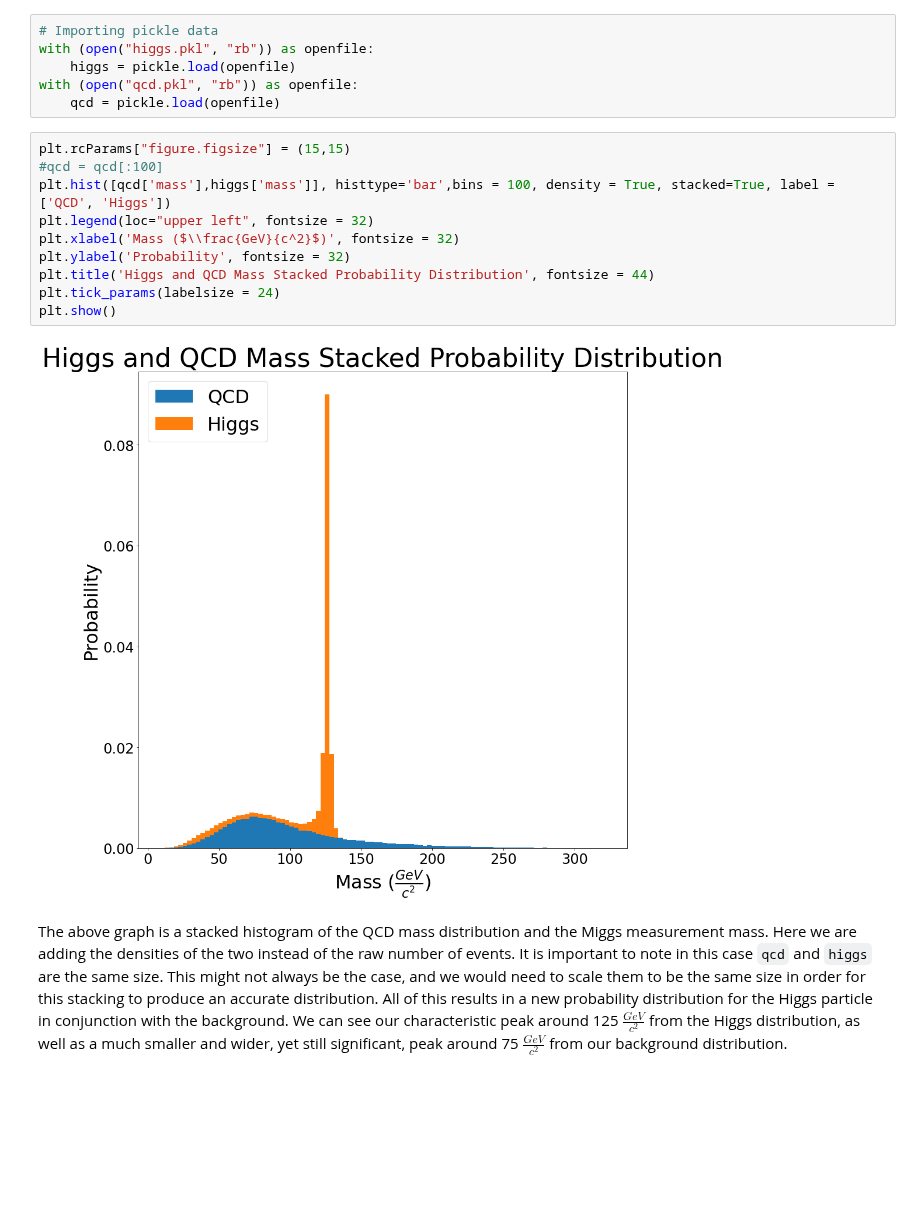
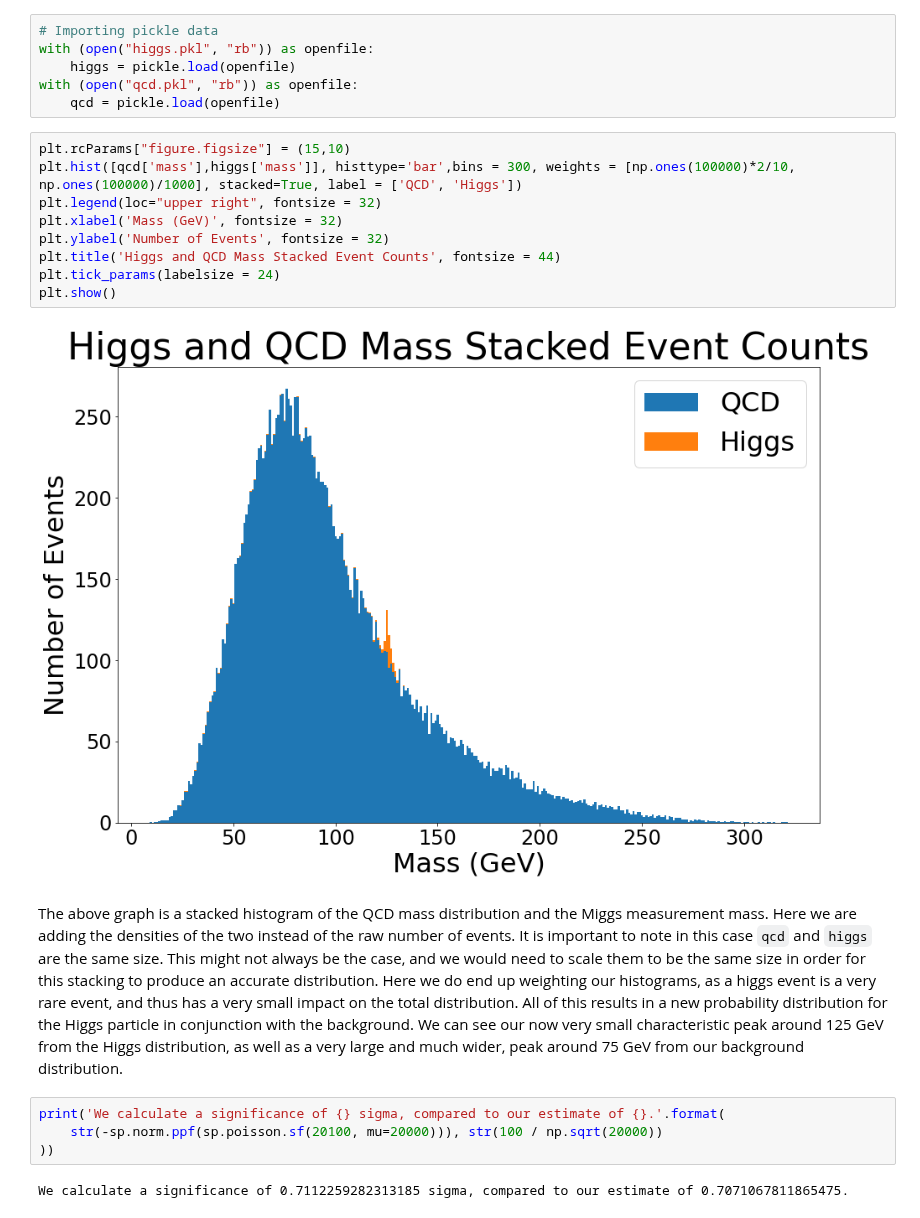
Before and after one commit to WyattOtsuka/PHYS434, a Jupyter notebook: lab7-8.ipynb, the cells around one changed output. Drawn from its saved outputs; the diff is of its cells as text; blank space fills up the shorter version.

Commit message:
calculated significance and compared to approximation

````diff
--- a/lab7-8.ipynb
+++ b/lab7-8.ipynb
@@ -14,16 +14,21 @@ with (open("higgs.pkl", "rb")) as openfile:
 with (open("qcd.pkl", "rb")) as openfile:
     qcd = pickle.load(openfile)
 # %%
-plt.rcParams["figure.figsize"] = (15,15)
-#qcd = qcd[:100]
-plt.hist([qcd['mass'],higgs['mass']], histtype='bar',bins = 100, density = True, stacked=True, label = ['QCD', 'Higgs'])
-plt.legend(loc="upper left", fontsize = 32)
-plt.xlabel('Mass ($\\frac{GeV}{c^2}$)', fontsize = 32)
-plt.ylabel('Probability', fontsize = 32)
-plt.title('Higgs and QCD Mass Stacked Probability Distribution', fontsize = 44)
+plt.rcParams["figure.figsize"] = (15,10)
+plt.hist([qcd['mass'],higgs['mass']], histtype='bar',bins = 300, weights = [np.ones(100000)*2/10, np.ones(100000)/1000], stacked=True, label = ['QCD', 'Higgs'])
+plt.legend(loc="upper right", fontsize = 32)
+plt.xlabel('Mass (GeV)', fontsize = 32)
+plt.ylabel('Number of Events', fontsize = 32)
+plt.title('Higgs and QCD Mass Stacked Event Counts', fontsize = 44)
 plt.tick_params(labelsize = 24)
 plt.show()
 # %% [output]
-[figure, old version]
+[figure, new version]
 # %% [markdown]
-The above graph is a stacked histogram of the QCD mass distribution and the Miggs measurement mass. Here we are adding the densities of the two instead of the raw number of events. It is important to note in this case ```qcd``` and ```higgs``` are the same size. This might not always be the case, and we would need to scale them to be the same size in order for this stacking to produce an accurate distribution. All of this results in a new probability distribution for the Higgs particle in conjunction with the background. We can see our characteristic peak around 125 $\frac{GeV}{c^2}$ from the Higgs distribution, as well as a much smaller and wider, yet still significant, peak around 75 $\frac{GeV}{c^2}$ from our background distribution.
+The above graph is a stacked histogram of the QCD mass distribution and the Miggs measurement mass. Here we are adding the densities of the two instead of the raw number of events. It is important to note in this case ```qcd``` and ```higgs``` are the same size. This might not always be the case, and we would need to scale them to be the same size in order for this stacking to produce an accurate distribution. Here we do end up weighting our histograms, as a higgs event is a very rare event, and thus has a very small impact on the total distribution. All of this results in a new probability distribution for the Higgs particle in conjunction with the background. We can see our now very small characteristic peak around 125 GeV from the Higgs distribution, as well as a very large and much wider, peak around 75 GeV from our background distribution.
+# %%
+print('We calculate a significance of {} sigma, compared to our estimate of {}.'.format(
+    str(-sp.norm.ppf(sp.poisson.sf(20100, mu=20000))), str(100 / np.sqrt(20000))
+))
+# %% [output]
+We calculate a significance of 0.7112259282313185 sigma, compared to our estimate of 0.7071067811865475.
````
Also changed, not shown: parts of 2 cells of this notebook.
